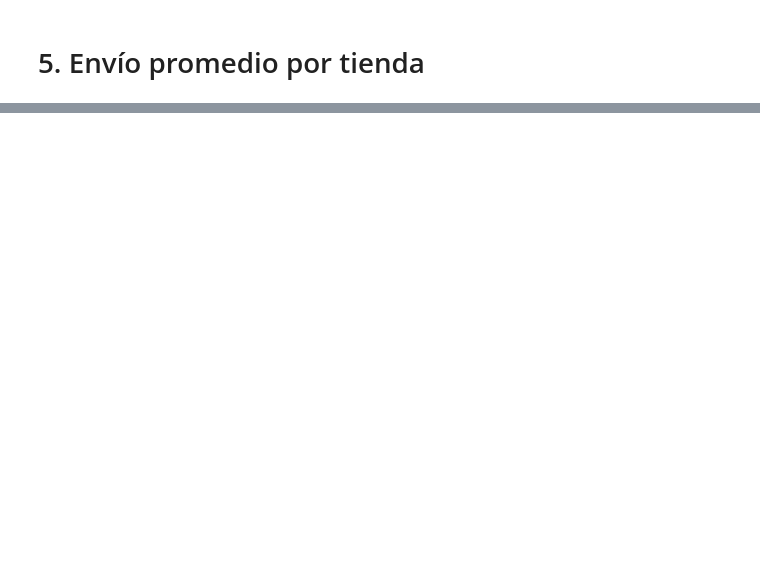
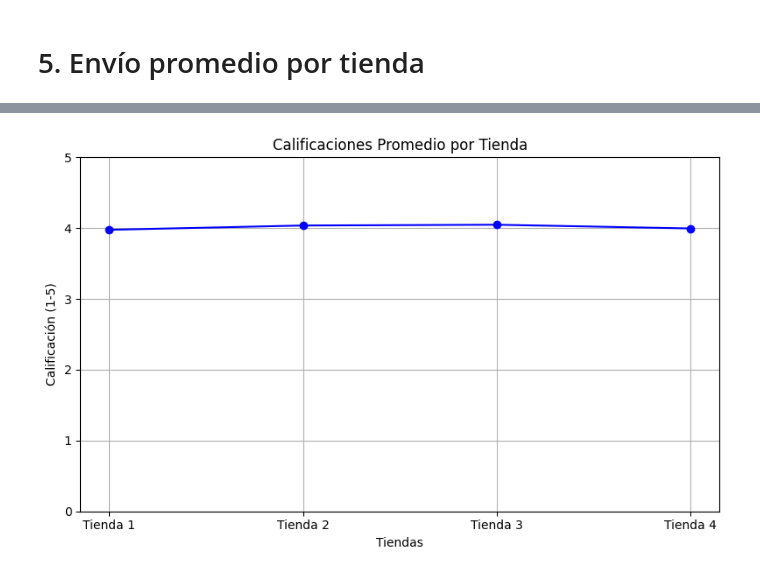
Before and after one commit to jose-luis-dev/Alura-Store, a Jupyter notebook: AluraStoreLatam.ipynb, the cells around one changed output, grey strips where cells are left out. Saved outputs shown, nothing was run; the diff lists cells and outputs as text; code cells hidden in the pictures; blank space fills up the shorter version.

```diff
--- a/AluraStoreLatam.ipynb
+++ b/AluraStoreLatam.ipynb
@@ -35,0 +170,17 @@ tienda.head()
+# %%
+import matplotlib.pyplot as plt
+
+calificaciones = [tienda["Calificación"].mean(), tienda2["Calificación"].mean(),
+                  tienda3["Calificación"].mean(), tienda4["Calificación"].mean()]
+
+plt.figure(figsize=(8,5))
+plt.plot(tiendas, calificaciones, marker="o", linestyle="-", color="blue")
+plt.title("Calificaciones Promedio por Tienda")
+plt.ylabel("Calificación (1-5)")
+plt.xlabel("Tiendas")
+plt.ylim(0, 5)
+plt.grid(True)
+plt.tight_layout()
+plt.show()
+# %% [output]
+[figure, added]
```
Also changed, not shown: parts of 9 cells of this notebook.
